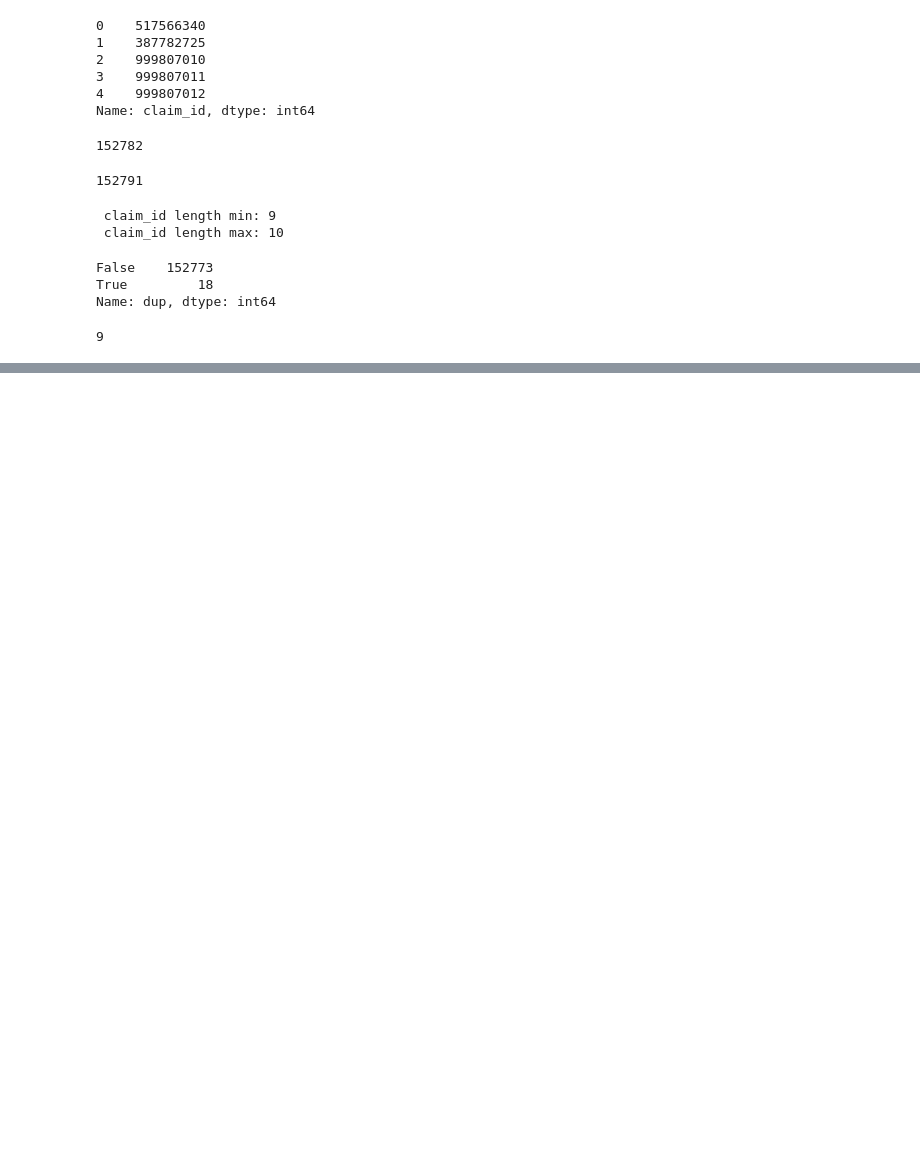
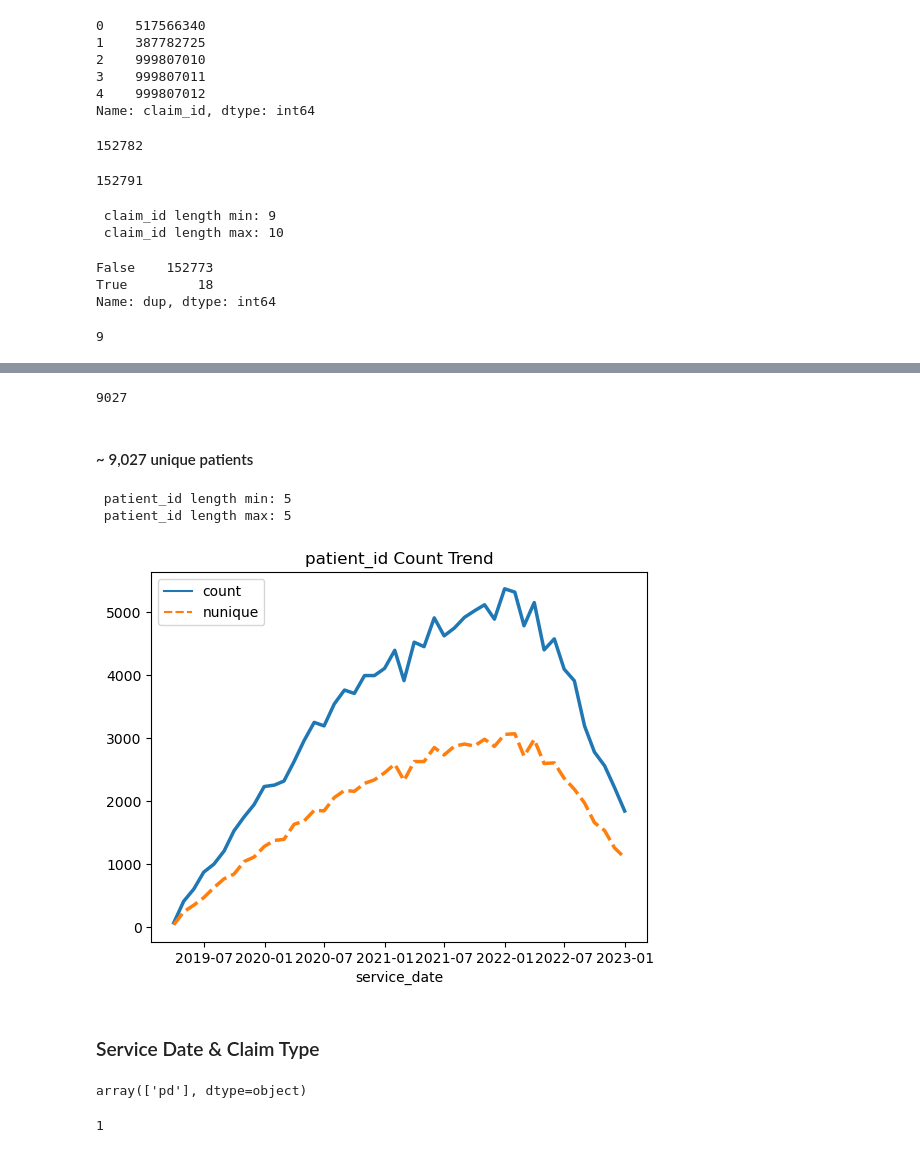
Before and after one commit to nicksv03/Survival_Analysis_BYOP, a Jupyter notebook: exploratory_data_analysis.ipynb, the cells around one changed output, grey strips where cells are left out. Drawn from its saved outputs; the diff is of its cells as text; code cells hidden in the pictures; blank space fills up the shorter version.

```diff
--- a/exploratory_data_analysis.ipynb
+++ b/exploratory_data_analysis.ipynb
@@ -76,0 +105,32 @@ dups.duplicated(['claim_id', 'patient_id'], keep=False).sum()
+# %%
+apld['patient_id'].nunique()
+# %% [output]
+9027
+# %% [markdown]
+#### ~  9,027 unique patients
+# %%
+len_min = apld['patient_id'].astype(str).str.len().min()
+len_max = apld['patient_id'].astype(str).str.len().max()
+print(' patient_id length min: '+str(len_min), '\n', 'patient_id length max: '+str(len_max))
+# %% [output]
+ patient_id length min: 5
+ patient_id length max: 5
+# %%
+# trend
+trend =  apld.groupby(['service_date']).agg({'service_date': 'count', 'patient_id': 'nunique'}).rename(columns={'service_date': 'count', 'patient_id' : 'nunique'})
+trend = trend.resample('M').sum()
+# %%
+sns.lineplot(data=trend, palette='tab10', linewidth=2.5).set_title('patient_id Count Trend')
+plt.show()
+# %% [output]
+[figure, added]
+# %% [markdown]
+### Service Date & Claim Type
+# %%
+apld['claim_type'].unique()
+# %% [output]
+array(['pd'], dtype=object)
+# %%
+apld['claim_type'].nunique()
+# %% [output]
+1
```
Also changed, not shown: parts of 17 cells of this notebook.
